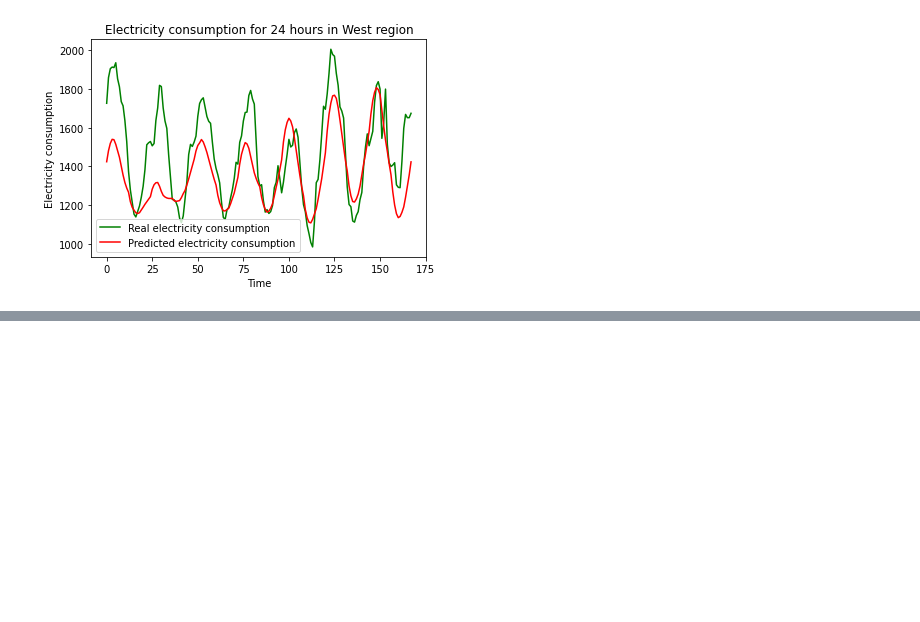
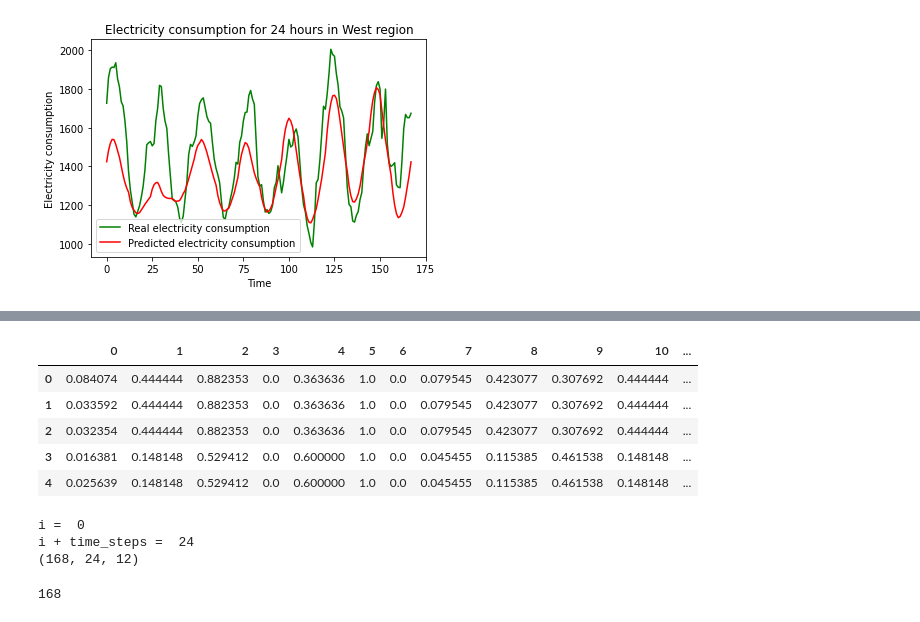
Before and after one commit to pouyashojaei/datathon-code, a Jupyter notebook: West_Forecasting_Yue.ipynb, the cells around one changed output, grey strips where cells are left out. Drawn from its saved outputs; the diff is of its cells as text; code cells hidden in the pictures; blank space fills up the shorter version.

```diff
--- a/West_Forecasting_Yue.ipynb
+++ b/West_Forecasting_Yue.ipynb
@@ -235,0 +256,9 @@ plt.show()
+# %%
+df = pd.read_csv('https://raw.githubusercontent.com/WiDSTexas2021/datathon-code/main/data/ercot_hourly_load.csv')
+recent_load = df[-192:]
+# %%
+west_new = pd.read_csv('https://raw.githubusercontent.com/AmLunaW/cleaned-data/main/weather_forecasting_Abilene.csv')
+west_new['West'] = recent_load['West'].values
+test_data_new = west_new.drop(['date_time'], axis=1)
+# test_data_new['Coast'] = recent_load['Coast']
+test_data_new.head()
@@ -235,0 +272,11 @@ plt.show()
+# %%
+test_data_new_scaled = min_max_scaler.fit_transform(test_data_new)
+test_data_new_scaled = pd.DataFrame(test_data_new_scaled)
+test_data_new_scaled.head()
+# %% [output]
+|  | 0 | 1 | 2 | 3 | 4 | 5 | 6 | 7 | 8 | 9 | 10 | ... |
+| 0 | 0.084074 | 0.444444 | 0.882353 | 0.0 | 0.363636 | 1.0 | 0.0 | 0.079545 | 0.423077 | 0.307692 | 0.444444 | ... |
+| 1 | 0.033592 | 0.444444 | 0.882353 | 0.0 | 0.363636 | 1.0 | 0.0 | 0.079545 | 0.423077 | 0.307692 | 0.444444 | ... |
+| 2 | 0.032354 | 0.444444 | 0.882353 | 0.0 | 0.363636 | 1.0 | 0.0 | 0.079545 | 0.423077 | 0.307692 | 0.444444 | ... |
+| 3 | 0.016381 | 0.148148 | 0.529412 | 0.0 | 0.600000 | 1.0 | 0.0 | 0.045455 | 0.115385 | 0.461538 | 0.148148 | ... |
+| 4 | 0.025639 | 0.148148 | 0.529412 | 0.0 | 0.600000 | 1.0 | 0.0 | 0.045455 | 0.115385 | 0.461538 | 0.148148 | ... |
@@ -235,0 +286,7 @@ plt.show()
+# %%
+X_new_steps, y_new_steps = create_dataset(X_new, y_new, time_steps)
+print(X_new_steps.shape)
+# %% [output]
+i =  0
+i + time_steps =  24
+(168, 24, 12)
@@ -235,0 +295,5 @@ plt.show()
+# %%
+lenth = len(predicted_new)
+print(lenth)
+# %% [output]
+168
```
Also changed, not shown: parts of 12 cells of this notebook.
